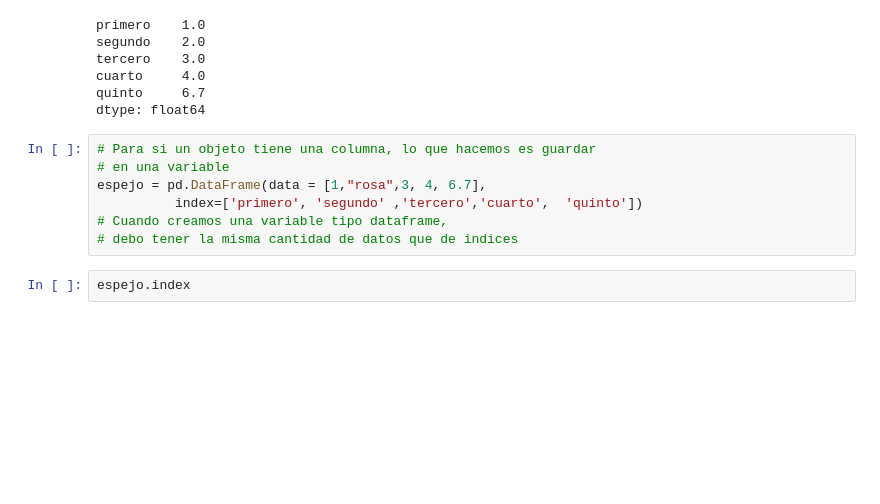
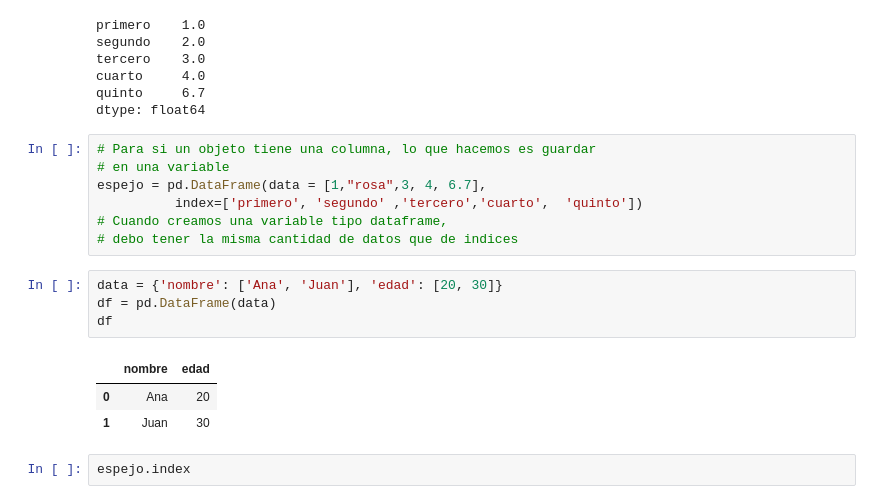
Before and after one commit to Juanmasosa7/Notebook_6_ej, a Jupyter notebook: Notebook_6_actualizado.ipynb, the cells around one changed output. Cells and saved outputs as stored; diff of their text form; blank space fills up the shorter version.

```diff
--- a/Notebook_6_actualizado.ipynb
+++ b/Notebook_6_actualizado.ipynb
@@ -83,6 +83,14 @@ espejo = pd.DataFrame(data = [1,"rosa",3, 4, 6.7],
           index=['primero', 'segundo' ,'tercero','cuarto',  'quinto'])
 # Cuando creamos una variable tipo dataframe,
 # debo tener la misma cantidad de datos que de indices
+# %%
+data = {'nombre': ['Ana', 'Juan'], 'edad': [20, 30]}
+df = pd.DataFrame(data)
+df
+# %% [output]
+|  | nombre | edad |
+| 0 | Ana | 20 |
+| 1 | Juan | 30 |
 # %%
 espejo.index
 # %% [output]
```
